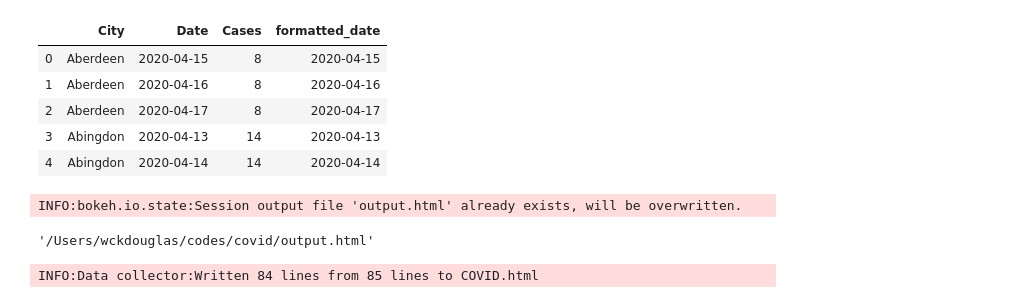
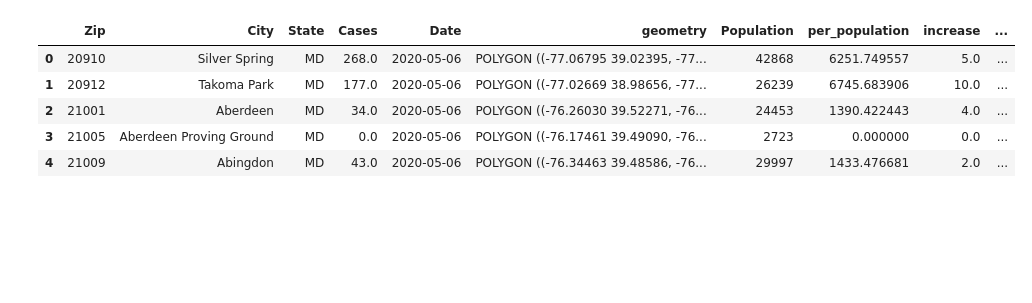
Before and after one commit to wckdouglas/covid19_MD, a Jupyter notebook: analysis.ipynb, the cells around one changed output. Saved outputs shown, nothing was run; the diff lists cells and outputs as text; code cells hidden in the pictures; blank space fills up the shorter version.

```diff
--- a/analysis.ipynb
+++ b/analysis.ipynb
@@ -41,7 +49,7 @@ total_case_data = data \
     .pipe(lambda d: d[d.Date==d.Date.max()]) \
     .assign(Cases = lambda d: d.Cases.fillna(0)) \
     .pipe(lambda d: d[~pd.isnull(d.geometry)]) \
-    .assign(per_population = lambda d: d.Cases / d.Population.astype(int) * 1000)
+    .assign(per_population = lambda d: d.Cases / d.Population.astype(int) * 1e6)
 today = str(total_case_data.Date.astype(str).unique()[0])
 
 per_day_increase_data =  data \
@@ -54,3 +62,14 @@ per_day_increase_data =  data \
     .pipe(lambda d: d[~pd.isnull(d.geometry)]) \
     .assign(per_population = lambda d: d.increase / d.Population.astype(int) * 1e6) \
     .assign(Date = lambda d: d.Date.astype(str))
+
+ts_data = maryland.zip_covid\
+    .merge(maryland.zip_map.filter(['Zip','City']), on = 'Zip') \
+    .groupby(['Zip','City'], as_index=False)\
+    .apply(lambda d: d.sort_values('Date')  \
+    .assign(Cases = lambda d: d.Cases.fillna(method='ffill', axis=0)\
+    .fillna(0))) \
+    .reset_index(drop=True) \
+    .groupby(['City','Date'], as_index=False) \
+    .agg({'Cases':'sum'})\
+    .assign(formatted_date = lambda d: d.Date.astype(str))
@@ -136,19 +75,0 @@ show(p1)
-# %%
-ts_data = maryland.zip_covid\
-    .merge(maryland.zip_map.filter(['Zip','City']), on = 'Zip')\
-    .groupby(['Zip','City'], as_index=False)\
-    .apply(lambda d: d.sort_values('Date')\
-                   .assign(Cases = lambda d: d.Cases.fillna(method='ffill', axis=0)\
-                   .fillna(0)))\
-    .reset_index(drop=True) \
-    .groupby(['City','Date'], as_index=False)\
-    .agg({'Cases':'sum'})\
-    .assign(formatted_date = lambda d: d.Date.astype(str))
-ts_data.head()
-# %% [output]
-|  | City | Date | Cases | formatted_date |
-| 0 | Aberdeen | 2020-04-15 | 8 | 2020-04-15 |
-| 1 | Aberdeen | 2020-04-16 | 8 | 2020-04-16 |
-| 2 | Aberdeen | 2020-04-17 | 8 | 2020-04-17 |
-| 3 | Abingdon | 2020-04-13 | 14 | 2020-04-13 |
-| 4 | Abingdon | 2020-04-14 | 14 | 2020-04-14 |
@@ -187,11 +76,12 @@ p2.add_tools(hover)
-# %%
-p = column(p1, p2)
-output_file('output.html')
-save(p)
-# %% [output]
-INFO:bokeh.io.state:Session output file 'output.html' already exists, will be overwritten.
-'/Users/wckdouglas/codes/covid/output.html'
-# %%
-markdown_html('output.html','COVID.html')
-# %% [output]
-INFO:Data collector:Written 84 lines from 85 lines to COVID.html
+# %%
+new_df = total_case_data\
+    .merge(per_day_increase_data.filter(['Zip','increase']))\
+    .assign(per_population_increase = lambda d: 1e6*d['increase'].astype(int)/d.Population.astype(int))
+new_df.head()
+# %% [output]
+|  | Zip | City | State | Cases | Date | geometry | Population | per_population | increase | ... |
+| 0 | 20910 | Silver Spring | MD | 268.0 | 2020-05-06 | POLYGON ((-77.06795 39.02395, -77... | 42868 | 6251.749557 | 5.0 | ... |
+| 1 | 20912 | Takoma Park | MD | 177.0 | 2020-05-06 | POLYGON ((-77.02669 38.98656, -77... | 26239 | 6745.683906 | 10.0 | ... |
+| 2 | 21001 | Aberdeen | MD | 34.0 | 2020-05-06 | POLYGON ((-76.26030 39.52271, -76... | 24453 | 1390.422443 | 4.0 | ... |
+| 3 | 21005 | Aberdeen Proving Ground | MD | 0.0 | 2020-05-06 | POLYGON ((-76.17461 39.49090, -76... | 2723 | 0.000000 | 0.0 | ... |
+| 4 | 21009 | Abingdon | MD | 43.0 | 2020-05-06 | POLYGON ((-76.34463 39.48586, -76... | 29997 | 1433.476681 | 2.0 | ... |
```
Also changed, not shown: parts of 9 cells of this notebook, 2 other files.
